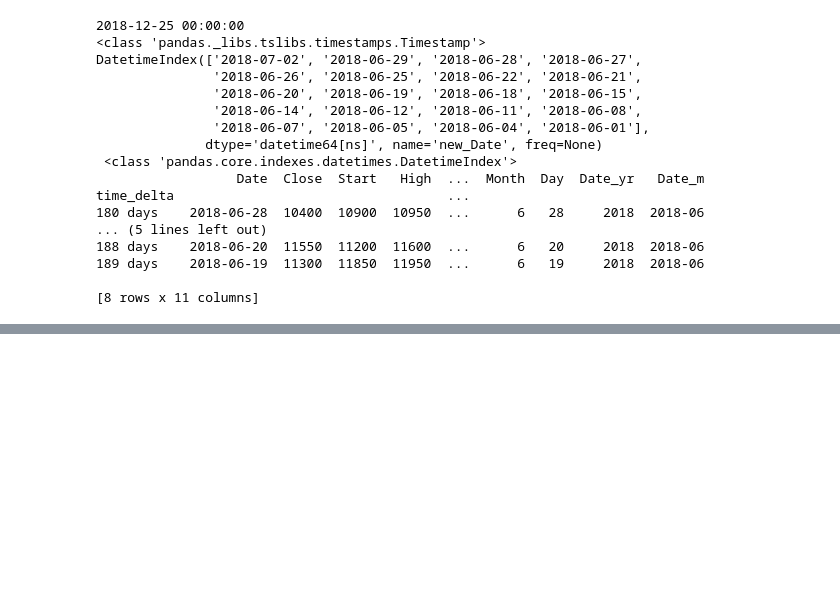
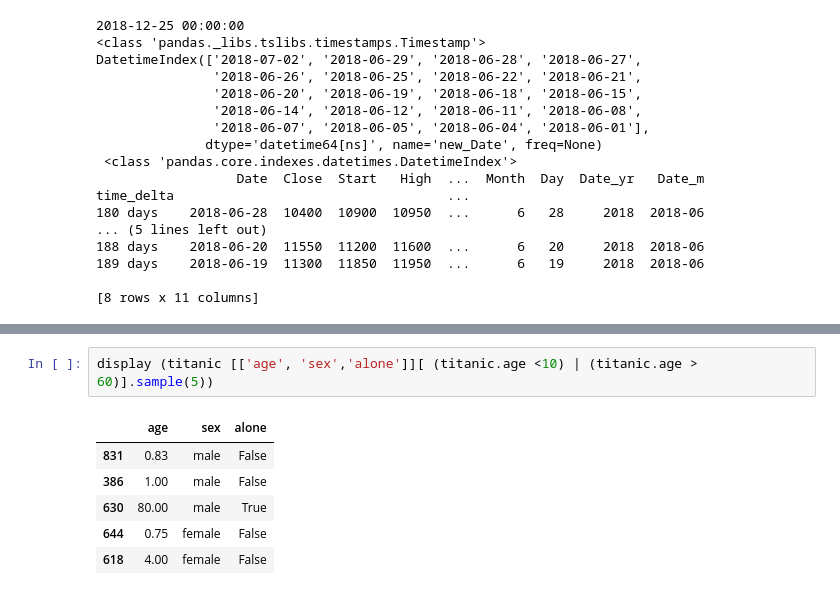
Before and after one commit to ezerwi/python-lecture, a Jupyter notebook: Lecture52_[Mar20]_Python_Basic(11).ipynb, the cells around one changed output, grey strips where cells are left out. Saved outputs shown, nothing was run; the diff lists cells and outputs as text; blank space fills up the shorter version.

```diff
--- a/Lecture52_[Mar20]_Python_Basic(11).ipynb
+++ b/Lecture52_[Mar20]_Python_Basic(11).ipynb
@@ -228,0 +396,9 @@ time_delta                                   ...
+# %%
+display (titanic [['age', 'sex','alone']][ (titanic.age <10) | (titanic.age > 60)].sample(5))
+# %% [output]
+|  | age | sex | alone |
+| 831 | 0.83 | male | False |
+| 386 | 1.00 | male | False |
+| 630 | 80.00 | male | True |
+| 644 | 0.75 | female | False |
+| 618 | 4.00 | female | False |
```
Also changed, not shown: parts of 19 cells of this notebook.
